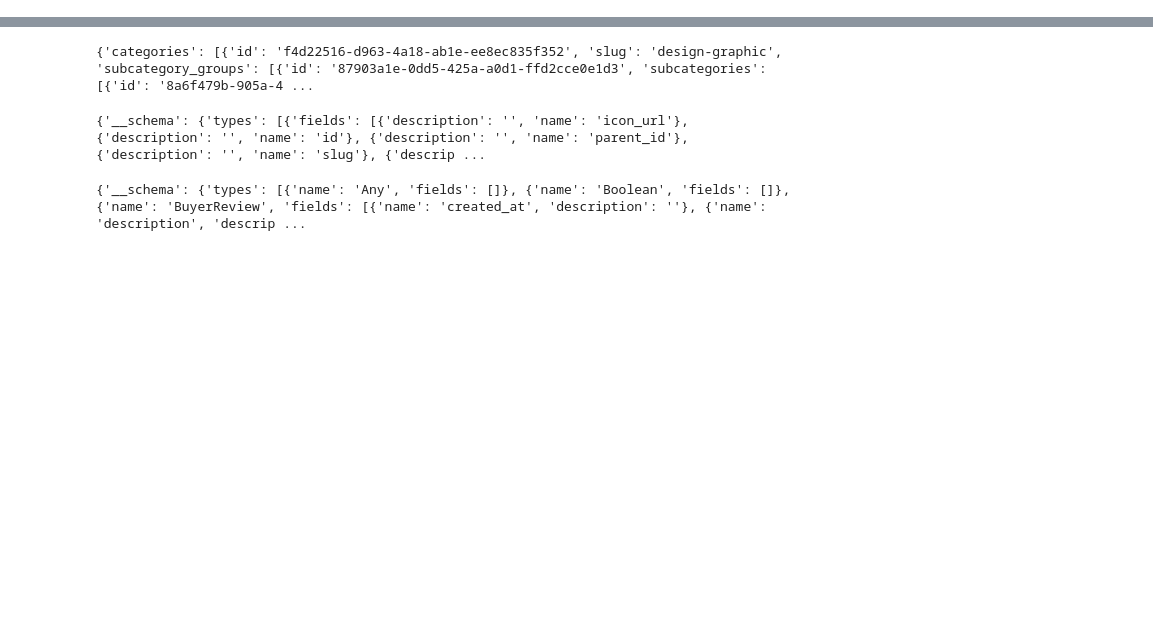
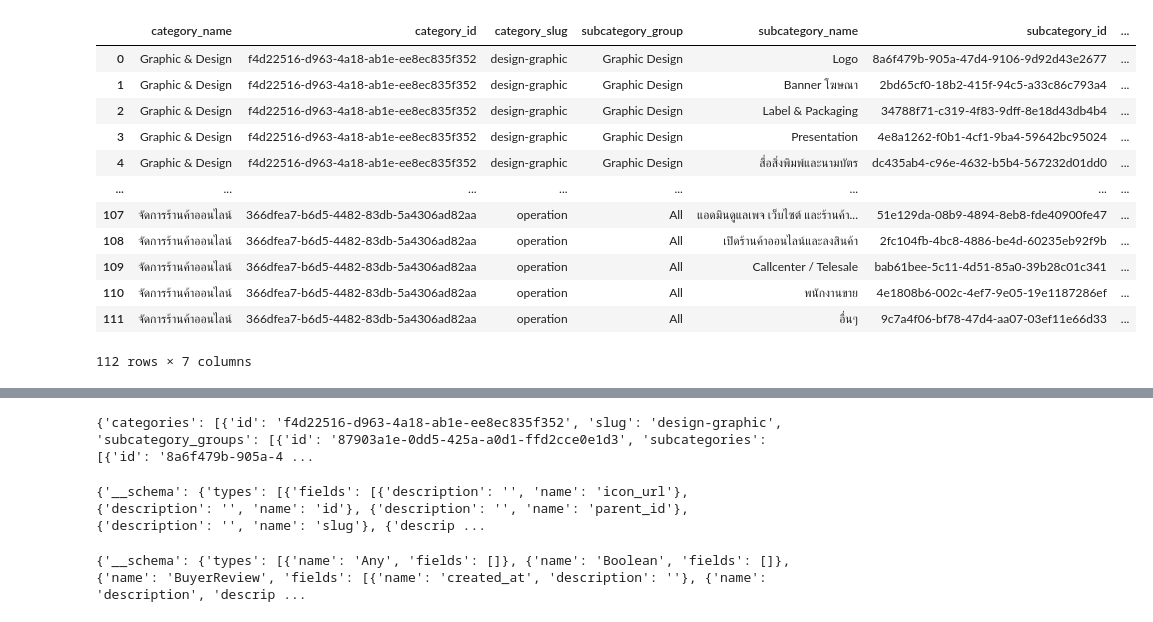
Before and after one commit to PhakphumV/fastwork-commission-table, a Jupyter notebook: 03-graphql-scapper.ipynb, the cells around one changed output, grey strips where cells are left out. Drawn from its saved outputs; the diff is of its cells as text; code cells hidden in the pictures; blank space fills up the shorter version.

```diff
--- a/03-graphql-scapper.ipynb
+++ b/03-graphql-scapper.ipynb
@@ -13,3 +14,28 @@ transport_api = AIOHTTPTransport(url=API_URL)
 # %%
 client_gateway = Client(transport=transport_gateway, fetch_schema_from_transport=True)
 client_api = Client(transport=transport_api, fetch_schema_from_transport=True)
+# %%
+# Getting categories, subcategories
+query = gql(
+"""
+query {
+    categories {
+        id
+        title
+        slug
+        subcategory_groups {
+            title
+            subcategories {
+                id
+                title
+                slug
+            }
+        }
+    }
+}
+"""
+)
+# %%
+result = await client_gateway.execute_async(query)
+
+display(result)
@@ -15,0 +60,32 @@ client_api = Client(transport=transport_api, fetch_schema_from_transport=True)
+# %%
+category_list = []
+for category in result['categories']:
+    for subcategory_group in category['subcategory_groups']:
+        for subcategory in subcategory_group['subcategories']:
+            category_list.append({
+                "category_name" : category['title'],
+                "category_id" : category['id'],
+                "category_slug" : category['slug'],
+                "subcategory_group" : subcategory_group['title'],
+                "subcategory_name" : subcategory['title'],
+                "subcategory_id" : subcategory['id'],
+                "subcategory_slug" : subcategory['slug'],
+            })
+# %%
+df_categories = pd.DataFrame(category_list)
+
+display(df_categories)
+# %% [output]
+|  | category_name | category_id | category_slug | subcategory_group | subcategory_name | subcategory_id | ... |
+| 0 | Graphic & Design | f4d22516-d963-4a18-ab1e-ee8ec835f352 | design-graphic | Graphic Design | Logo | 8a6f479b-905a-47d4-9106-9d92d43e2677 | ... |
+| 1 | Graphic & Design | f4d22516-d963-4a18-ab1e-ee8ec835f352 | design-graphic | Graphic Design | Banner โฆษณา | 2bd65cf0-18b2-415f-94c5-a33c86c793a4 | ... |
+| 2 | Graphic & Design | f4d22516-d963-4a18-ab1e-ee8ec835f352 | design-graphic | Graphic Design | Label & Packaging | 34788f71-c319-4f83-9dff-8e18d43db4b4 | ... |
+| 3 | Graphic & Design | f4d22516-d963-4a18-ab1e-ee8ec835f352 | design-graphic | Graphic Design | Presentation | 4e8a1262-f0b1-4cf1-9ba4-59642bc95024 | ... |
+| 4 | Graphic & Design | f4d22516-d963-4a18-ab1e-ee8ec835f352 | design-graphic | Graphic Design | สื่อสิ่งพิมพ์และนามบัตร | dc435ab4-c96e-4632-b5b4-567232d01dd0 | ... |
+| ... | ... | ... | ... | ... | ... | ... | ... |
+| 107 | จัดการร้านค้าออนไลน์ | 366dfea7-b6d5-4482-83db-5a4306ad82aa | operation | All | แอดมินดูแลเพจ เว็บไซต์ และร้านค้า... | 51e129da-08b9-4894-8eb8-fde40900fe47 | ... |
+| 108 | จัดการร้านค้าออนไลน์ | 366dfea7-b6d5-4482-83db-5a4306ad82aa | operation | All | เปิดร้านค้าออนไลน์และลงสินค้า | 2fc104fb-4bc8-4886-be4d-60235eb92f9b | ... |
+| 109 | จัดการร้านค้าออนไลน์ | 366dfea7-b6d5-4482-83db-5a4306ad82aa | operation | All | Callcenter / Telesale | bab61bee-5c11-4d51-85a0-39b28c01c341 | ... |
+| 110 | จัดการร้านค้าออนไลน์ | 366dfea7-b6d5-4482-83db-5a4306ad82aa | operation | All | พนักงานขาย | 4e1808b6-002c-4ef7-9e05-19e1187286ef | ... |
+| 111 | จัดการร้านค้าออนไลน์ | 366dfea7-b6d5-4482-83db-5a4306ad82aa | operation | All | อื่นๆ | 9c7a4f06-bf78-47d4-aa07-03ef11e66d33 | ... |
+112 rows × 7 columns
```
Also changed, not shown: parts of 10 cells of this notebook, 7 other files.
